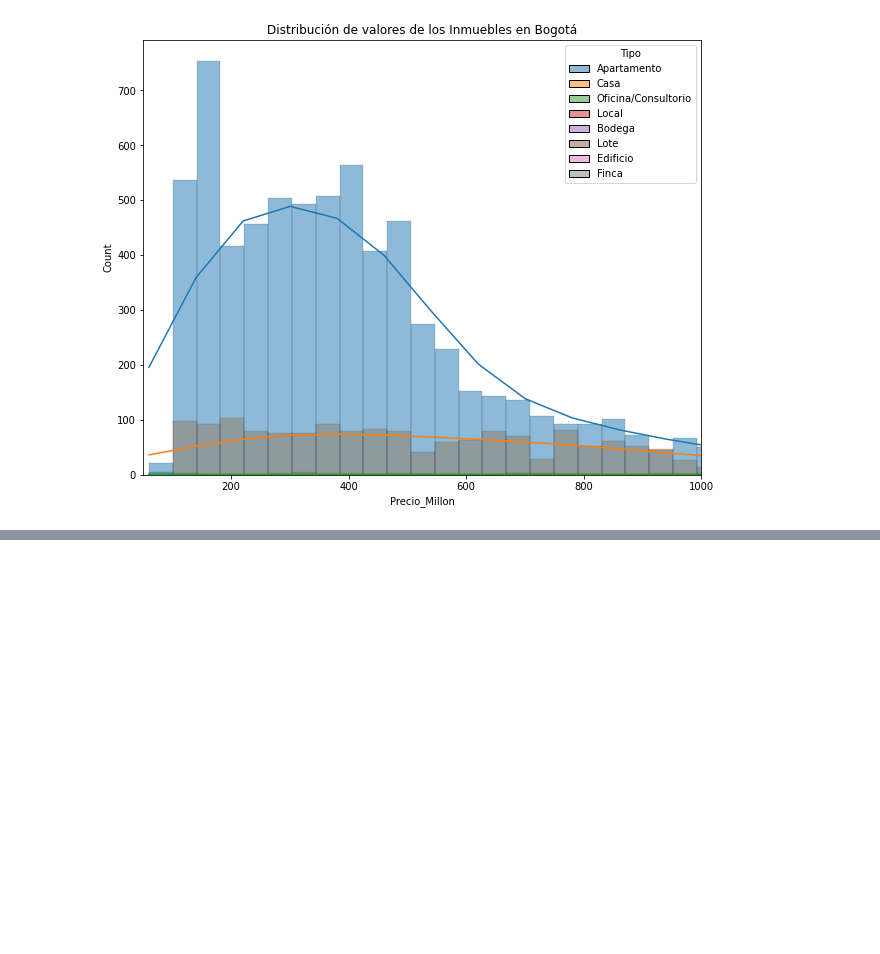
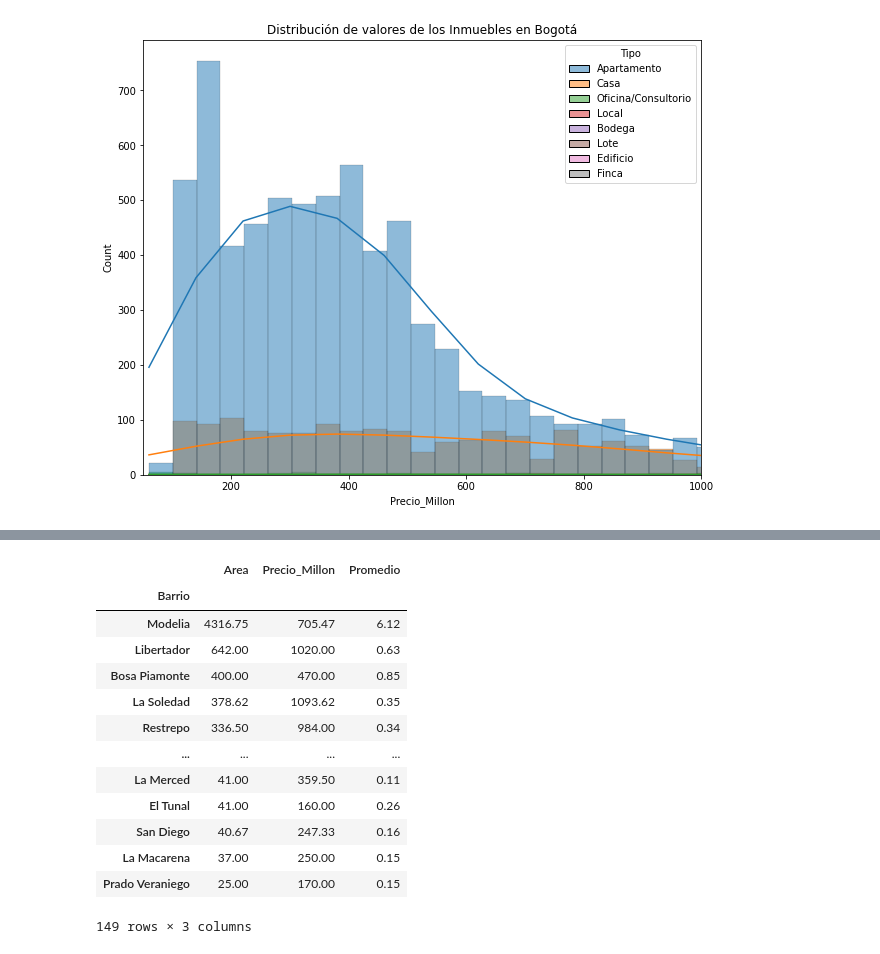
Before and after one commit to jonathanpastas/inmersion_datos, a Jupyter notebook: Alura_Latam__Inmersion_Datos.ipynb, the cells around one changed output, grey strips where cells are left out. Cells and saved outputs as stored; diff of their text form; code cells hidden in the pictures; blank space fills up the shorter version.

```diff
--- a/Alura_Latam__Inmersion_Datos.ipynb
+++ b/Alura_Latam__Inmersion_Datos.ipynb
@@ -414,0 +446,24 @@ plt.show()
+# %%
+barrio_area_precio=inmuebles.loc[:,['Barrio','Area','Precio_Millon']]
+promedio_barrios1=barrio_area_precio.groupby(by=["Barrio"]).mean()
+promedio_barrios1=promedio_barrios1.sort_values(by='Area',ascending=False)
+#promedio_barrios1
+
+valor_promedio=promedio_barrios1['Area']/promedio_barrios1['Precio_Millon']
+promedio_barrios1['Promedio']=valor_promedio
+promedio_barrios1
+# %% [output]
+|  | Area | Precio_Millon | Promedio |
+| Barrio |  |  |  |
+| Modelia | 4316.75 | 705.47 | 6.12 |
+| Libertador | 642.00 | 1020.00 | 0.63 |
+| Bosa Piamonte | 400.00 | 470.00 | 0.85 |
+| La Soledad | 378.62 | 1093.62 | 0.35 |
+| Restrepo | 336.50 | 984.00 | 0.34 |
+| ... | ... | ... | ... |
+| La Merced | 41.00 | 359.50 | 0.11 |
+| El Tunal | 41.00 | 160.00 | 0.26 |
+| San Diego | 40.67 | 247.33 | 0.16 |
+| La Macarena | 37.00 | 250.00 | 0.15 |
+| Prado Veraniego | 25.00 | 170.00 | 0.15 |
+149 rows × 3 columns
```
Also changed, not shown: parts of 12 cells of this notebook.
